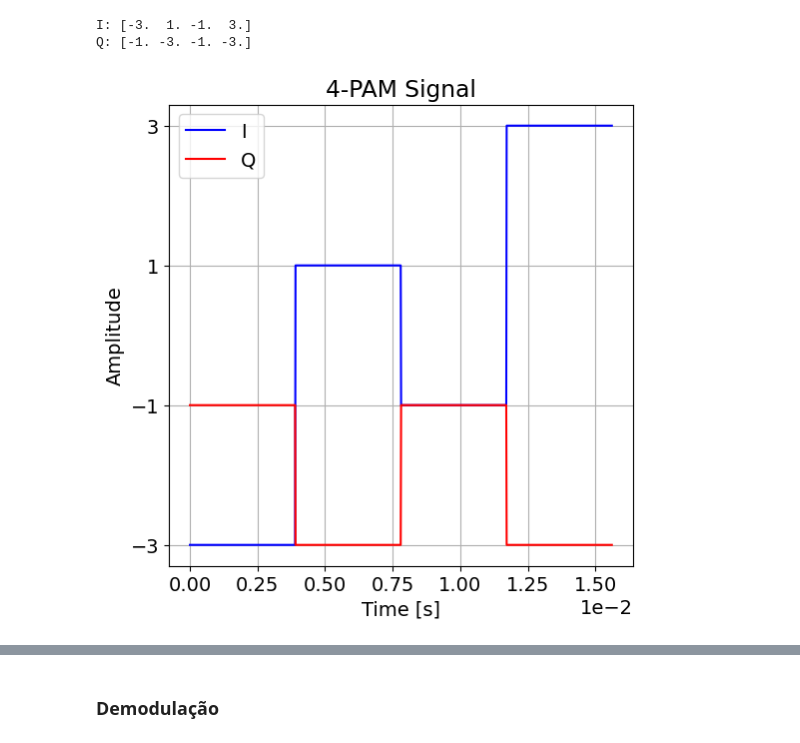
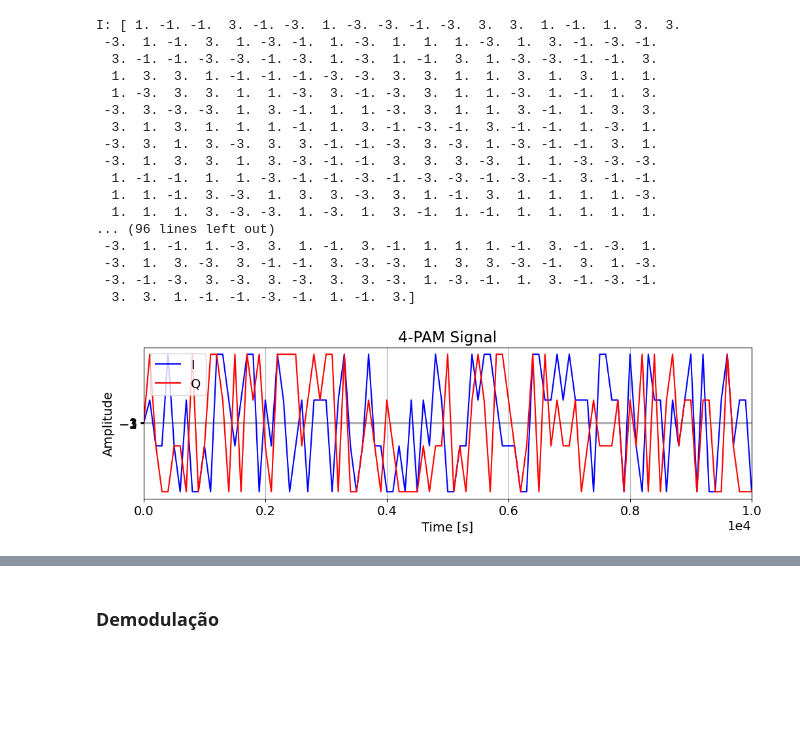
Before and after one commit to gabrielluizep/workbook-eng-telecom, a Jupyter notebook: com1/qam.ipynb, the cells around one changed output, grey strips where cells are left out. Drawn from its saved outputs; the diff is of its cells as text; code cells hidden in the pictures; blank space fills up the shorter version.

```diff
--- a/com1/qam.ipynb
+++ b/com1/qam.ipynb
@@ -54,4 +64,6 @@ fc = 1000  # Frequência da portadora
 # %%
+info = np.random.randint(0, 2, n_bits)
+
 symbols = bin2dec(info, n)
 symbols
 # %% [output]
@@ -78,30 +123,54 @@ plt.show()
+# %%
+I = modulated.real
+Q = modulated.imag
+
+PAM_filter = np.ones(N)
+
+# NRZ upsample
+I_4pam = np.repeat(I, N)
+I_4pam = lfilter(PAM_filter, 1, I_4pam)
+
+Q_4pam = np.repeat(Q, N)
+Q_4pam = lfilter(PAM_filter, 1, Q_4pam)
+
+
+print("I:", I)
+print("Q:", Q)
+# %% [output]
+I: [ 1. -1. -1.  3. -1. -3.  1. -3. -3. -1. -3.  3.  3.  1. -1.  1.  3.  3.
+ -3.  1. -1.  3.  1. -3. -1.  1. -3.  1.  1.  1. -3.  1.  3. -1. -3. -1.
+  3. -1. -1. -3. -3. -1. -3.  1. -3.  1. -1.  3.  1. -3. -3. -1. -1.  3.
+  1.  3.  3.  1. -1. -1. -1. -3. -3.  3.  3.  1.  1.  3.  1.  3.  1.  1.
+  1. -3.  3.  3.  1.  1. -3.  3. -1. -3.  3.  1.  1. -3.  1. -1.  1.  3.
+ -3.  3. -3. -3.  1.  3. -1.  1.  1. -3.  3.  1.  1.  3. -1.  1.  3.  3.
+  3.  1.  3.  1.  1.  1. -1.  1.  3. -1. -3. -1.  3. -1. -1.  1. -3.  1.
+ -3.  3.  1.  3. -3.  3.  3. -1. -1. -3.  3. -3.  1. -3. -1. -1.  3.  1.
+ -3.  1.  3.  3.  1.  3. -3. -1. -1.  3.  3.  3. -3.  1.  1. -3. -3. -3.
+  1. -1. -1.  1.  1. -3. -1. -1. -3. -1. -3. -3. -1. -3. -1.  3. -1. -1.
+  1.  1. -1.  3. -3.  1.  3.  3. -3.  3.  1. -1.  3.  1.  1.  1.  1. -3.
+  1.  1.  1.  3. -3. -3.  1. -3.  1.  3. -1.  1. -1.  1.  1.  1.  1.  1.
+... (96 lines left out)
+ -3.  1. -1.  1. -3.  3.  1. -1.  3. -1.  1.  1.  1. -1.  3. -1. -3.  1.
+ -3.  1.  3. -3.  3. -1. -1.  3. -3. -3.  1.  3.  3. -3. -1.  3.  1. -3.
+ -3. -1. -3.  3. -3.  3. -3.  3.  3. -3.  1. -3. -1.  1.  3. -1. -3. -1.
+  3.  3.  1. -1. -1. -3. -1.  1. -1.  3.]
 # %%
-I = modulated.real
-Q = modulated.imag
+fig, ax = plt.subplots(1, 1, figsize=(12, 3))
 
-# NRZ upsample
-I_4pam = np.repeat(I, Rs)
-Q_4pam = np.repeat(Q, Rs)
+ax.plot(I_4pam, "b")
+ax.plot(Q_4pam, "r")
 
-print("I:", I)
-print("Q:", Q)
 
-fig, ax = plt.subplots(1, 1, figsize=(6, 6))
-
-ax.plot(t, I_4pam, "b")
-ax.plot(t, Q_4pam, "r")
-
+ax.set_xlim(0, 10000)
 ax.set_yticks(np.arange(-3, 4, 2))
 ax.ticklabel_format(axis="x", style="sci", scilimits=(0, 0))
 
 ax.set_title("4-PAM Signal")
 ax.set_xlabel("Time [s]")
 ax.set_ylabel("Amplitude")
 
 ax.legend(["I", "Q"])
 
 plt.show()
 # %% [output]
-I: [-3.  1. -1.  3.]
-Q: [-1. -3. -1. -3.]
-[figure, old version]
+[figure, new version]
```
Also changed, not shown: parts of 9 cells of this notebook, 12 other files.
